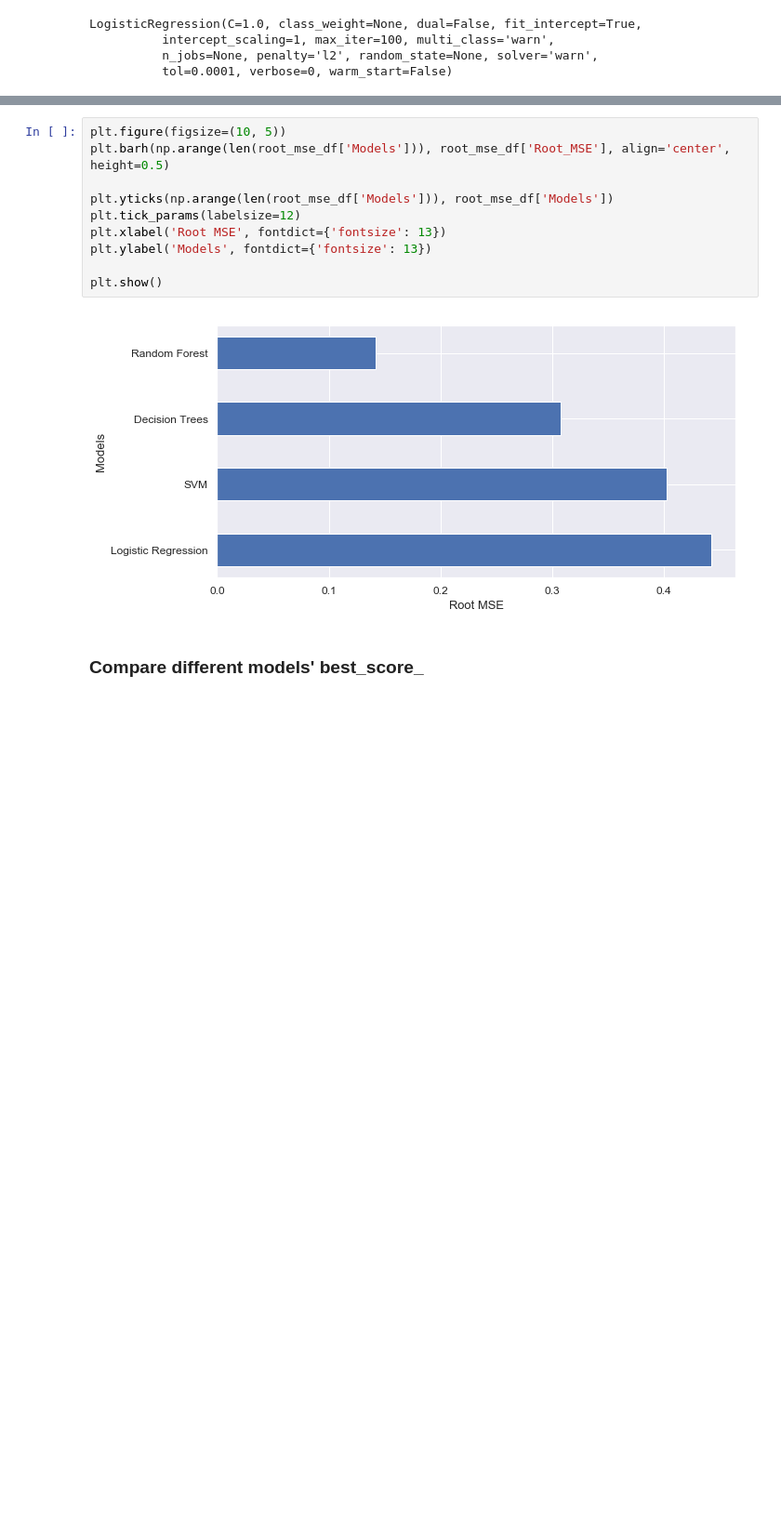
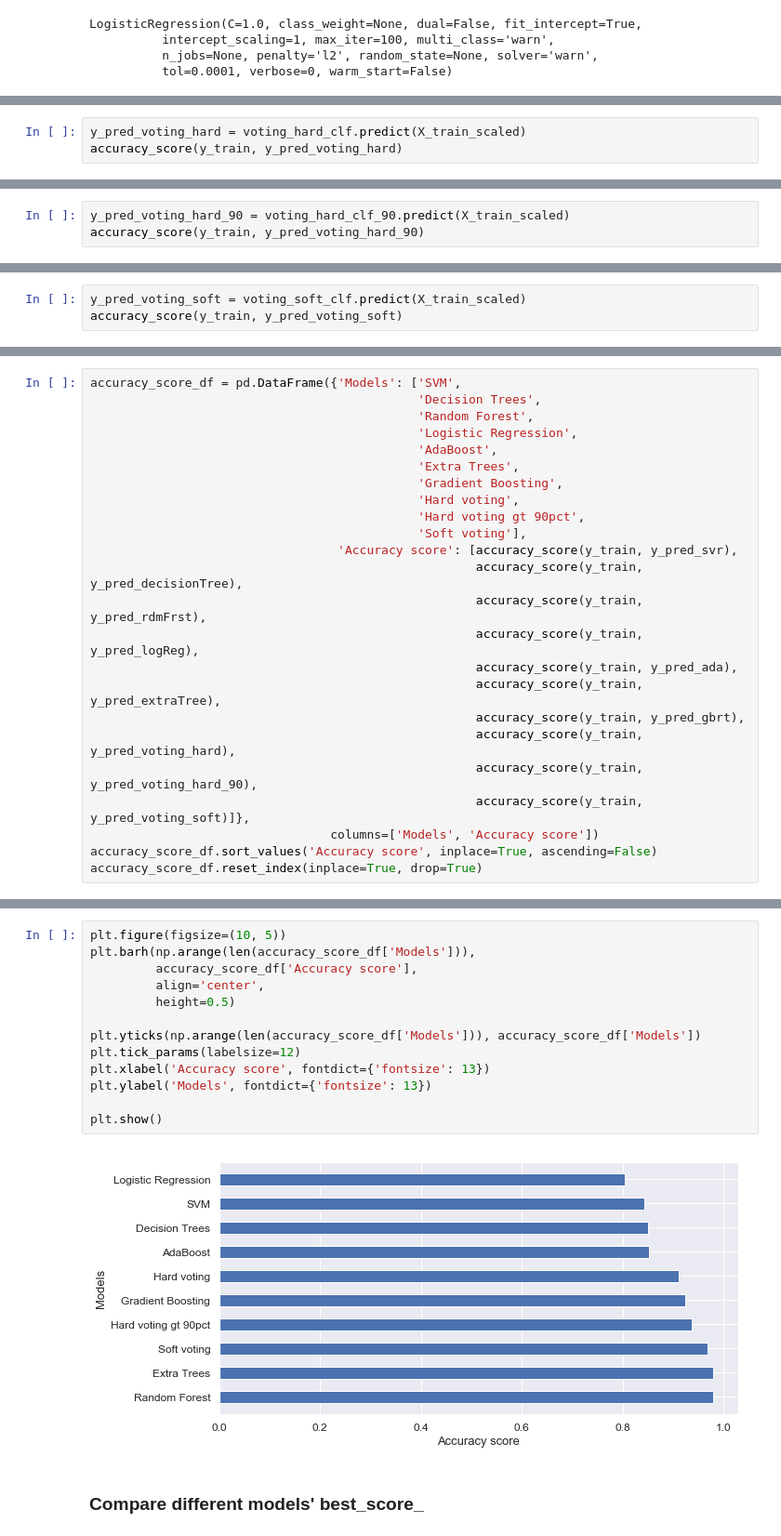
Before and after one commit to jingwen-z/python-playground, a Jupyter notebook: analysis/Titanic ML from Disaster/titanic_classification.ipynb, the cells around one changed output, grey strips where cells are left out. Shown at 93% size. Cells and saved outputs as stored; diff of their text form; blank space fills up the shorter version.

Commit message:
apply adaboost, extra tree, grandient boosting and voting classifier

```diff
--- a/analysis/Titanic ML from Disaster/titanic_classification.ipynb
+++ b/analysis/Titanic ML from Disaster/titanic_classification.ipynb
@@ -482,0 +585,3 @@ np.sqrt(mse_logReg)
+# %%
+y_pred_voting_hard = voting_hard_clf.predict(X_train_scaled)
+accuracy_score(y_train, y_pred_voting_hard)
@@ -482,0 +608,3 @@ np.sqrt(mse_logReg)
+# %%
+y_pred_voting_hard_90 = voting_hard_clf_90.predict(X_train_scaled)
+accuracy_score(y_train, y_pred_voting_hard_90)
@@ -482,0 +632,3 @@ np.sqrt(mse_logReg)
+# %%
+y_pred_voting_soft = voting_soft_clf.predict(X_train_scaled)
+accuracy_score(y_train, y_pred_voting_soft)
@@ -504,0 +639,24 @@ root_mse_df
+# %%
+accuracy_score_df = pd.DataFrame({'Models': ['SVM',
+                                             'Decision Trees',
+                                             'Random Forest',
+                                             'Logistic Regression',
+                                             'AdaBoost',
+                                             'Extra Trees',
+                                             'Gradient Boosting',
+                                             'Hard voting',
+                                             'Hard voting gt 90pct',
+                                             'Soft voting'],
+                                  'Accuracy score': [accuracy_score(y_train, y_pred_svr),
+                                                     accuracy_score(y_train, y_pred_decisionTree),
+                                                     accuracy_score(y_train, y_pred_rdmFrst),
+                                                     accuracy_score(y_train, y_pred_logReg),
+                                                     accuracy_score(y_train, y_pred_ada),
+                                                     accuracy_score(y_train, y_pred_extraTree),
+                                                     accuracy_score(y_train, y_pred_gbrt),
+                                                     accuracy_score(y_train, y_pred_voting_hard),
+                                                     accuracy_score(y_train, y_pred_voting_hard_90),
+                                                     accuracy_score(y_train, y_pred_voting_soft)]},
+                                 columns=['Models', 'Accuracy score'])
+accuracy_score_df.sort_values('Accuracy score', inplace=True, ascending=False)
+accuracy_score_df.reset_index(inplace=True, drop=True)
@@ -505,15 +677,18 @@ root_mse_df
 # %%
 plt.figure(figsize=(10, 5))
-plt.barh(np.arange(len(root_mse_df['Models'])), root_mse_df['Root_MSE'], align='center', height=0.5)
+plt.barh(np.arange(len(accuracy_score_df['Models'])),
+         accuracy_score_df['Accuracy score'],
+         align='center',
+         height=0.5)
 
-plt.yticks(np.arange(len(root_mse_df['Models'])), root_mse_df['Models'])
+plt.yticks(np.arange(len(accuracy_score_df['Models'])), accuracy_score_df['Models'])
 plt.tick_params(labelsize=12)
-plt.xlabel('Root MSE', fontdict={'fontsize': 13})
+plt.xlabel('Accuracy score', fontdict={'fontsize': 13})
 plt.ylabel('Models', fontdict={'fontsize': 13})
 
 plt.show()
 # %% [output]
-[figure, old version]
+[figure, new version]
 # %% [markdown]
 ### Compare different models' best_score_
 # %%
```
Also changed, not shown: parts of 32 cells of this notebook.
